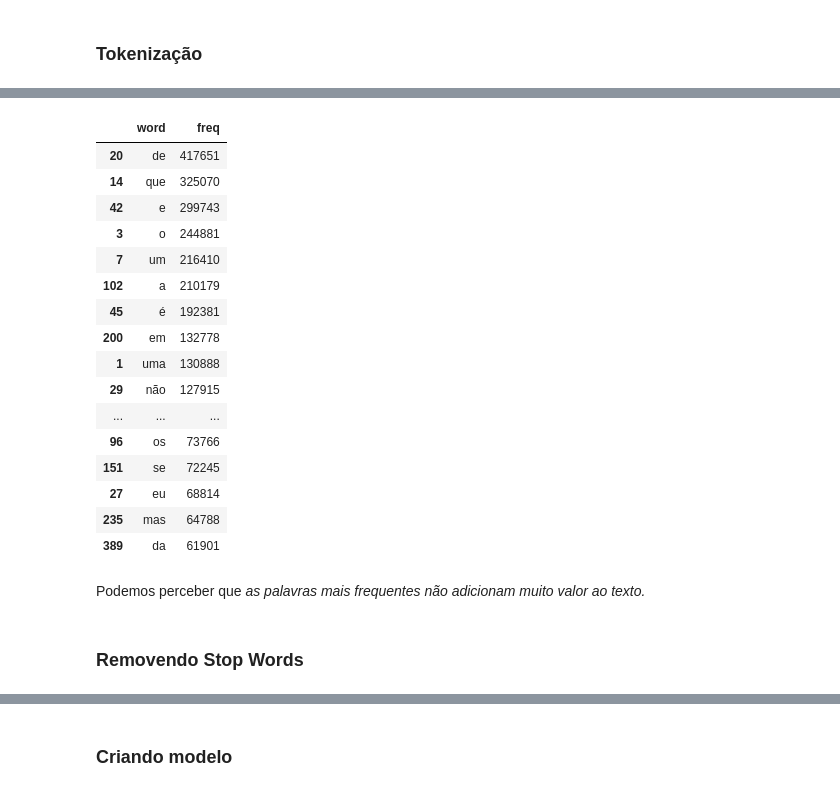
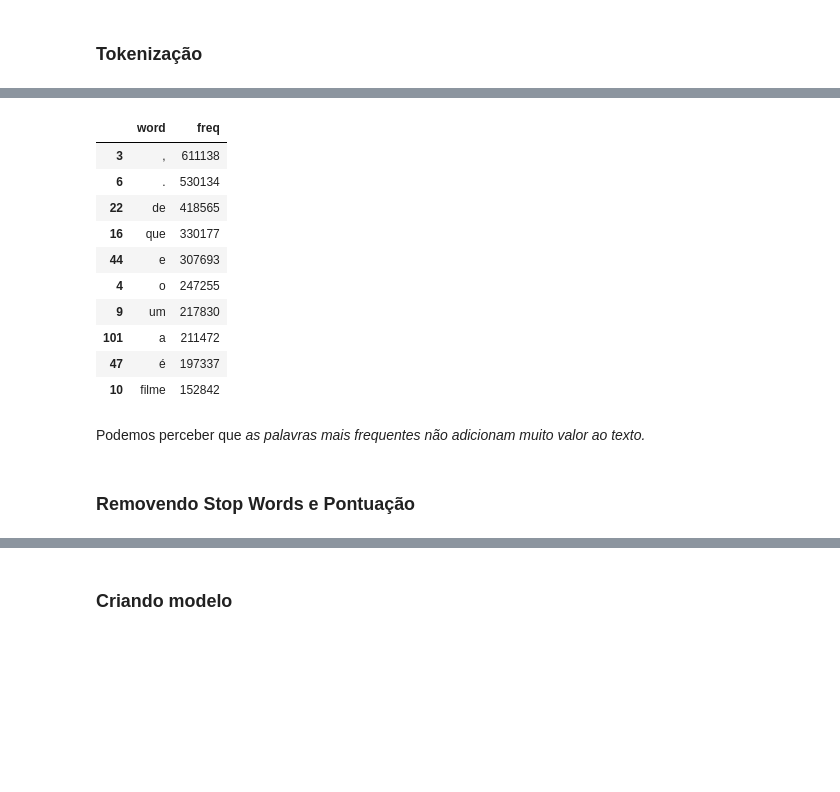
Before and after one commit to pveiga-abreu/feelings-identifier, a Jupyter notebook: main.ipynb, the cells around one changed output, grey strips where cells are left out. Saved outputs shown, nothing was run; the diff lists cells and outputs as text; code cells hidden in the pictures; blank space fills up the shorter version.

Commit message:
Using WordPunctTokenizer and removing punctuations

```diff
--- a/main.ipynb
+++ b/main.ipynb
@@ -108,12 +109,12 @@ create_wordcloud(negatives, 'text_pt')
 # %% [markdown]
 ### Tokenização
 # %%
-# Criando instância de um whitespace tokenizer
-wht_tokenizer = nltk.tokenize.WhitespaceTokenizer()
+# Criando corpus textual com todas as plavras do dataset
+all_words = ' '.join([ text for text in dataset['text_pt'] ])
 
-# Criando corpus textual com todas as plavras do dataset e gerando os tokens
-all_words = ' '.join([ text for text in dataset['text_pt'] ])
-word_tokens = wht_tokenizer.tokenize(all_words)
+# Criando instância de um WordPunctTokenizer
+wpt_tokenizer = nltk.tokenize.WordPunctTokenizer()
+word_tokens = wpt_tokenizer.tokenize(all_words)
 
 # Medindo a frequência de cada palavra no corpus
 frequency = nltk.FreqDist(word_tokens)
@@ -131,28 +124,22 @@ frequency_df.head()
 # %%
 # Visualizando palavras com maior frequência
-frequency_df.nlargest(columns='freq', n=20)
+frequency_df.nlargest(columns='freq', n=10)
 # %% [output]
 |  | word | freq |
-| 20 | de | 417651 |
-| 14 | que | 325070 |
-| 42 | e | 299743 |
-| 3 | o | 244881 |
-| 7 | um | 216410 |
-| 102 | a | 210179 |
-| 45 | é | 192381 |
-| 200 | em | 132778 |
-| 1 | uma | 130888 |
-| 29 | não | 127915 |
-| ... | ... | ... |
-| 96 | os | 73766 |
-| 151 | se | 72245 |
-| 27 | eu | 68814 |
-| 235 | mas | 64788 |
-| 389 | da | 61901 |
+| 3 | , | 611138 |
+| 6 | . | 530134 |
+| 22 | de | 418565 |
+| 16 | que | 330177 |
+| 44 | e | 307693 |
+| 4 | o | 247255 |
+| 9 | um | 217830 |
+| 101 | a | 211472 |
+| 47 | é | 197337 |
+| 10 | filme | 152842 |
 # %% [markdown]
 Podemos perceber que <em>as palavras mais frequentes não adicionam muito valor ao texto.</em>
 # %% [markdown]
-### Removendo Stop Words
+### Removendo Stop Words e Pontuação
 # %%
 # Importando as Stop Words pelo NLTK
 stop_words = nltk.corpus.stopwords.words('portuguese')
```
Also changed, not shown: parts of 19 cells of this notebook.
